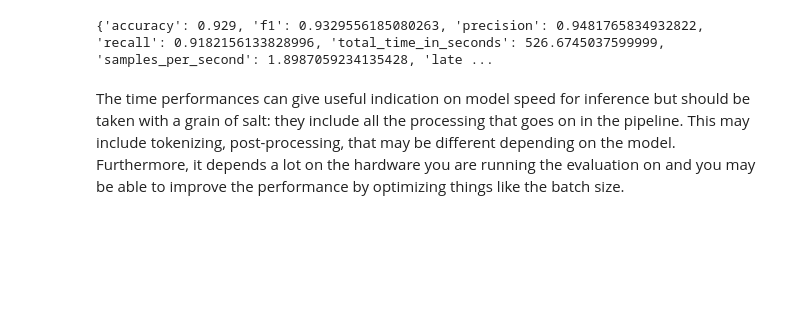
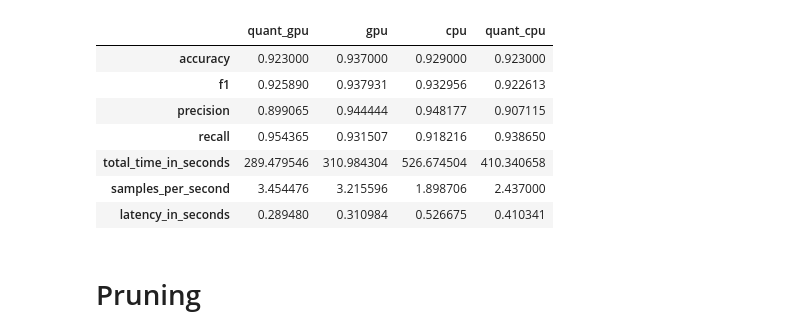
Before and after one commit to grk717/model_compression, a Jupyter notebook: itmo_compression_hw1_final.ipynb, the cells around one changed output. Cells and saved outputs as stored; diff of their text form; code cells hidden in the pictures; blank space fills up the shorter version.

Commit message:
added pruning

```diff
--- a/itmo_compression_hw1_final.ipynb
+++ b/itmo_compression_hw1_final.ipynb
@@ -30,0 +107,7 @@ print(results)
+# %%
+all_res = {}
+all_res['quant_gpu'] = {'accuracy': 0.923, 'f1': 0.9258902791145331, 'precision': 0.8990654205607477, 'recall': 0.9543650793650794, 'total_time_in_seconds': 289.479546068, 'samples_per_second': 3.4544755012331536, 'latency_in_seconds': 0.28947954606799997}
+# %%
+all_res['gpu'] = {'accuracy': 0.937, 'f1': 0.9379310344827586, 'precision': 0.9444444444444444, 'recall': 0.9315068493150684, 'total_time_in_seconds': 310.984303651, 'samples_per_second': 3.2155963766011904, 'latency_in_seconds': 0.310984303651}
+# %%
+all_res['cpu'] = {'accuracy': 0.929, 'f1': 0.9329556185080263, 'precision': 0.9481765834932822, 'recall': 0.9182156133828996, 'total_time_in_seconds': 526.6745037599999, 'samples_per_second': 1.8987059234135428, 'latency_in_seconds': 0.5266745037599999}
@@ -31,12 +127,21 @@ print(results)
 # %%
 # CPU google colab
-results = task_evaluator.compute(model_or_pipeline=pipe,
+results = task_evaluator.compute(model_or_pipeline=pipe_q,
                                  data=data,
                                  metric=clf_metrics,
                                  label_mapping={"NEGATIVE": 0, "POSITIVE": 1},)
-# %%
-print(results)
-# %% [output]
-{'accuracy': 0.929, 'f1': 0.9329556185080263, 'precision': 0.9481765834932822, 'recall': 0.9182156133828996, 'total_time_in_seconds': 526.6745037599999, 'samples_per_second': 1.8987059234135428, 'late ...
-# %% [markdown]
-The time performances can give useful indication on model speed for inference but should be taken with a grain of salt: they include all the processing that goes on in the pipeline. This may include tokenizing, post-processing, that may be different depending on the model. Furthermore, it depends a lot on the hardware you are running the evaluation on and you may be able to improve the performance by optimizing things like the batch size.
+# %%
+all_res['quant_cpu'] = results
+res_df = pd.DataFrame(data=all_res)
+res_df
+# %% [output]
+|  | quant_gpu | gpu | cpu | quant_cpu |
+| accuracy | 0.923000 | 0.937000 | 0.929000 | 0.923000 |
+| f1 | 0.925890 | 0.937931 | 0.932956 | 0.922613 |
+| precision | 0.899065 | 0.944444 | 0.948177 | 0.907115 |
+| recall | 0.954365 | 0.931507 | 0.918216 | 0.938650 |
+| total_time_in_seconds | 289.479546 | 310.984304 | 526.674504 | 410.340658 |
+| samples_per_second | 3.454476 | 3.215596 | 1.898706 | 2.437000 |
+| latency_in_seconds | 0.289480 | 0.310984 | 0.526675 | 0.410341 |
+# %% [markdown]
+# Pruning
```
Also changed, not shown: parts of 25 cells of this notebook.
